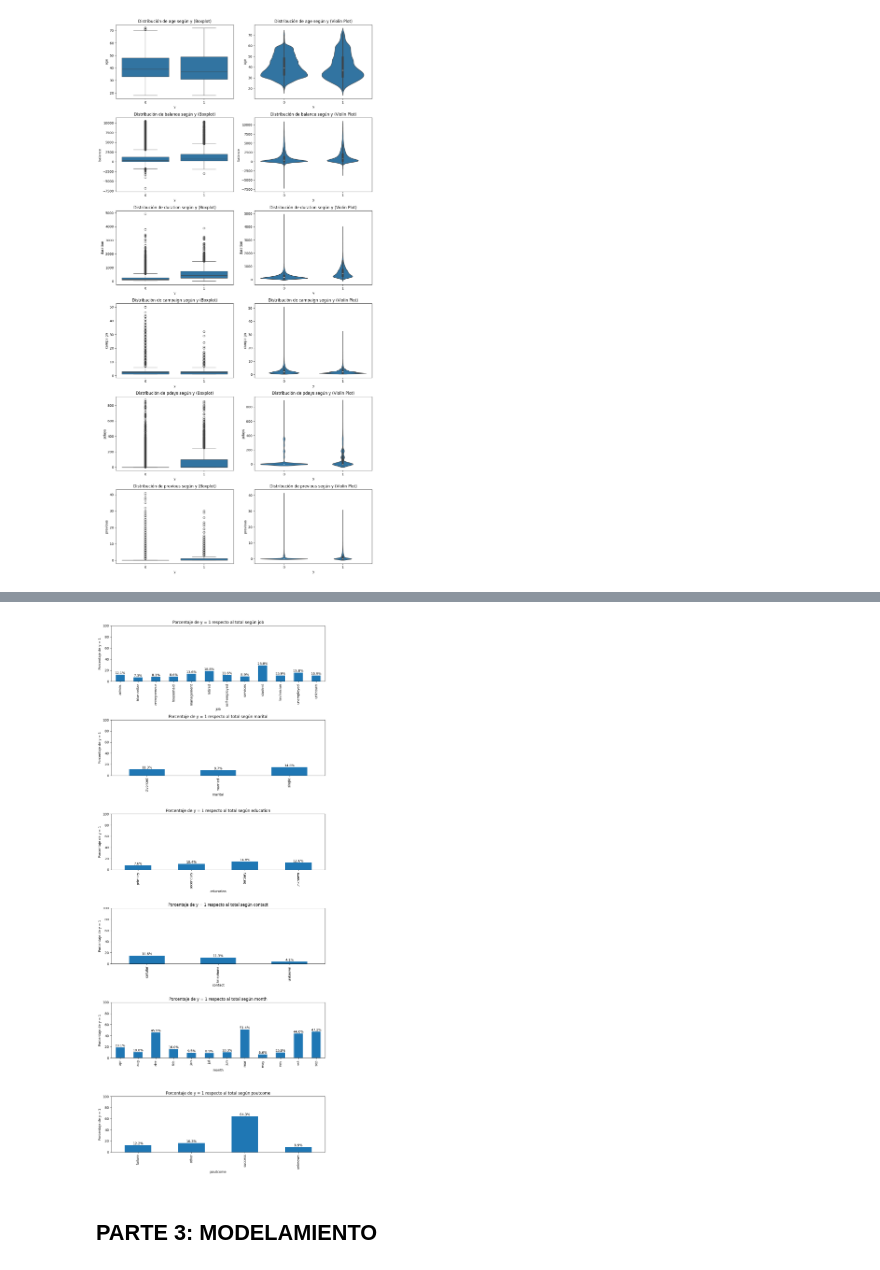
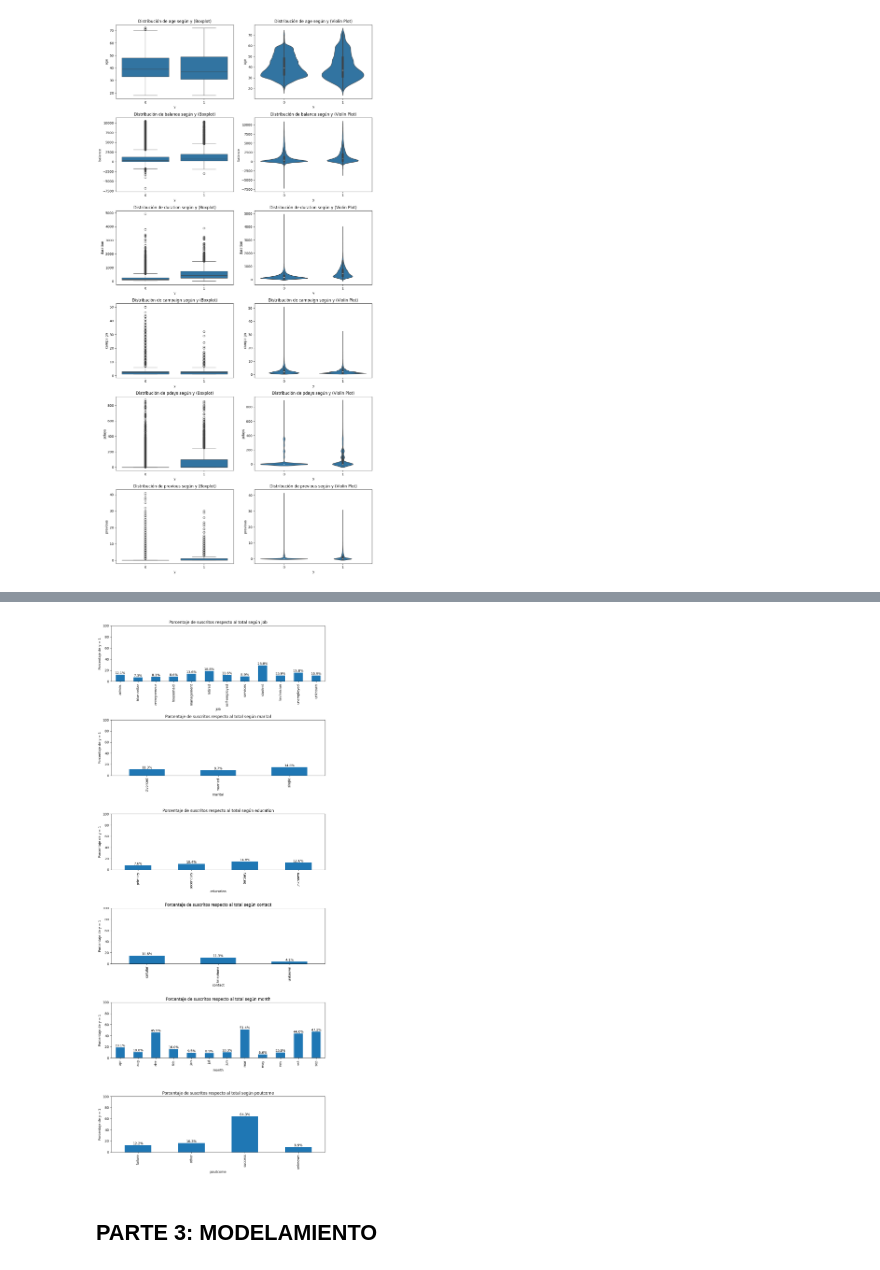
Before and after one commit to TheOneTrueDeQu/PROY2, a Jupyter notebook: PROY2-dataymodelos.ipynb, the cells around one changed output, grey strips where cells are left out. Saved outputs shown, nothing was run; the diff lists cells and outputs as text; code cells hidden in the pictures.

```diff
--- a/PROY2-dataymodelos.ipynb
+++ b/PROY2-dataymodelos.ipynb
@@ -308,9 +308,9 @@ for i, col in enumerate(columnas_binarias):
 
     # Gráfica de barras para cada característica binaria
     conteo_y_por_binaria.plot(kind='bar', ax=axes[i], color=['#1f77b4', '#ff7f0e'])
-    axes[i].set_title(f'Número de personas con y = 1 y y = 0 según {col}')
+    axes[i].set_title(f'Número de suscritos según {col}')
     axes[i].set_xlabel(col)
-    axes[i].set_ylabel('Número de Personas')
+    axes[i].set_ylabel('Número de Personas suscritas')
     axes[i].legend(['y = 0', 'y = 1'])
     axes[i].tick_params(axis='x', rotation=0)
 
@@ -333,9 +333,9 @@ for i, col in enumerate(columnas_binarias):
 
     # Graficamos el porcentaje
     ax = porcentaje_y_1.plot(kind='bar', ax=axes[i], color='#1f77b4')
-    axes[i].set_title(f'Porcentaje de y = 1 respecto al total según {col}')
+    axes[i].set_title(f'Porcentaje de suscritos según {col}')
     axes[i].set_xlabel(col)
-    axes[i].set_ylabel('Porcentaje de y = 1')
+    axes[i].set_ylabel('Porcentaje de suscritos')
     axes[i].set_ylim(0, 50)  # Escala de 0 a 100 para el porcentaje
 
     # Añadir etiquetas de porcentaje encima de cada barra
@@ -350,33 +352,33 @@ plt.show()
 # %%
 # Configuración de gráficos
 fig, axes = plt.subplots(nrows=len(columnas_categoricas), ncols=1, figsize=(10, len(columnas_categoricas) * 4))
 
 # Generar un gráfico para cada columna binaria
 for i, col in enumerate(columnas_categoricas):
     # Agrupamos por la columna binaria y 'y' y calculamos el tamaño del grupo
     conteo = data_clean.groupby([col, 'y']).size().unstack()
 
     # Calculamos el porcentaje de y = 1 en cada categoría de la columna binaria
     porcentaje_y_1 = (conteo[1] / conteo.sum(axis=1)) * 100
 
     # Graficamos el porcentaje
     ax = porcentaje_y_1.plot(kind='bar', ax=axes[i], color='#1f77b4')
-    axes[i].set_title(f'Porcentaje de y = 1 respecto al total según {col}')
+    axes[i].set_title(f'Porcentaje de suscritos respecto al total según {col}')
     axes[i].set_xlabel(col)
     axes[i].set_ylabel('Porcentaje de y = 1')
     axes[i].set_ylim(0, 100)  # Escala de 0 a 100 para el porcentaje
 
     # Añadir etiquetas de porcentaje encima de cada barra
     for p in ax.patches:
         ax.annotate(f'{p.get_height():.1f}%',
                     (p.get_x() + p.get_width() / 2, p.get_height()),
                     ha='center', va='bottom')
 
 # Ajuste del layout
 plt.tight_layout()
 plt.show()
 # %% [output]
-[figure, old version]
+[figure, new version]
 # %% [markdown]
 ## **PARTE 3: MODELAMIENTO**
 # %% [markdown]
```
Also changed, not shown: parts of 2 cells of this notebook.
